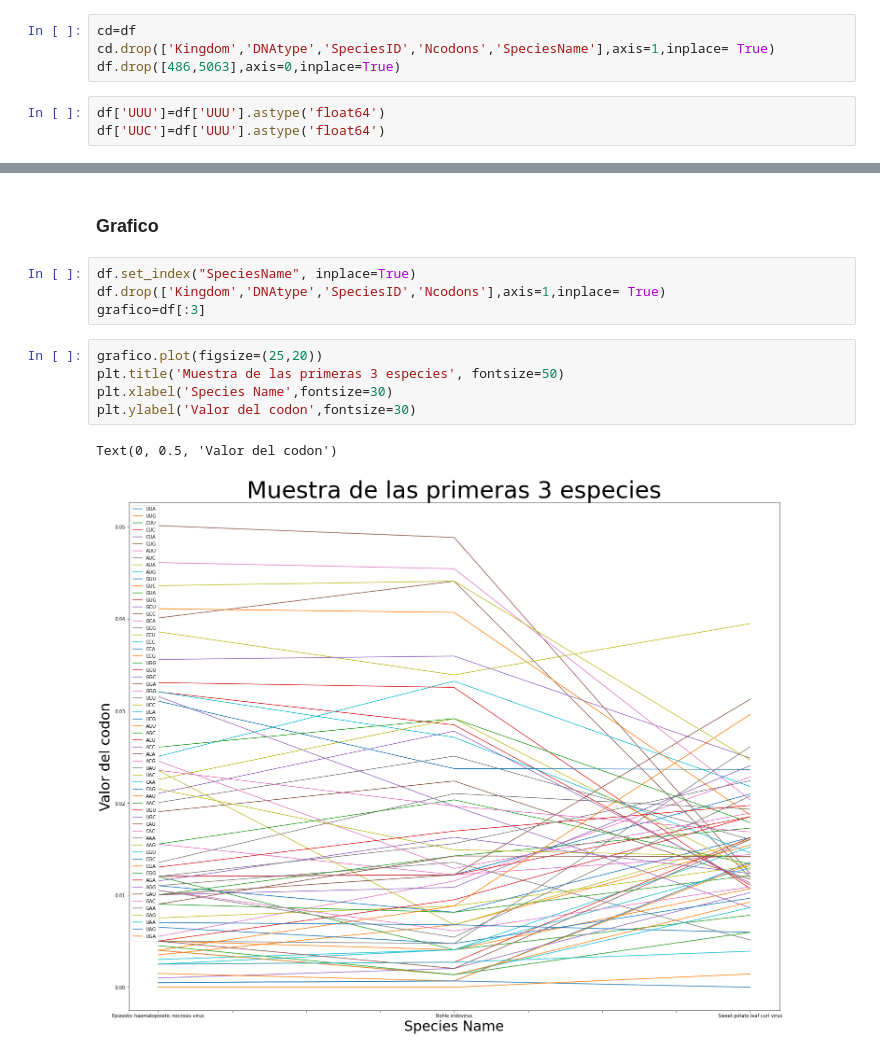
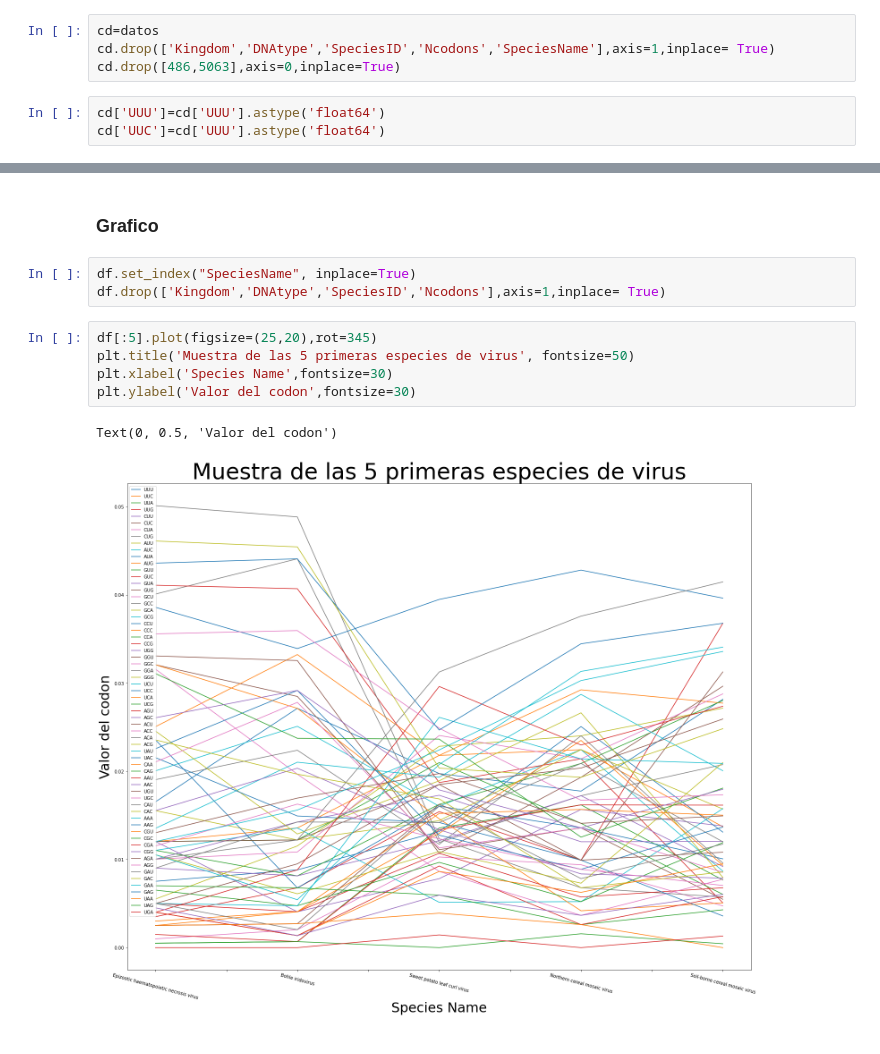
Before and after one commit to Br5n1ch4/gitrepos, a Jupyter notebook: CURSO_ACI777/Catedra 1/Catedra 1.ipynb, the cells around one changed output, grey strips where cells are left out. Cells and saved outputs as stored; diff of their text form.

```diff
--- a/CURSO_ACI777/Catedra 1/Catedra 1.ipynb
+++ b/CURSO_ACI777/Catedra 1/Catedra 1.ipynb
@@ -8,10 +9,10 @@ df=pd.read_csv('data/codon_usage.csv')
 # %%
-cd=df
+cd=datos
 cd.drop(['Kingdom','DNAtype','SpeciesID','Ncodons','SpeciesName'],axis=1,inplace= True)
-df.drop([486,5063],axis=0,inplace=True)
+cd.drop([486,5063],axis=0,inplace=True)
 # %%
-df['UUU']=df['UUU'].astype('float64')
-df['UUC']=df['UUU'].astype('float64')
+cd['UUU']=cd['UUU'].astype('float64')
+cd['UUC']=cd['UUU'].astype('float64')
 # %% [markdown]
 ### Promedio
 # %%
@@ -191,12 +191,11 @@ df.loc[:,df.dtypes=='float64']
 # %%
 df.set_index("SpeciesName", inplace=True)
 df.drop(['Kingdom','DNAtype','SpeciesID','Ncodons'],axis=1,inplace= True)
-grafico=df[:3]
 # %%
-grafico.plot(figsize=(25,20))
-plt.title('Muestra de las primeras 3 especies', fontsize=50)
+df[:5].plot(figsize=(25,20),rot=345)
+plt.title('Muestra de las 5 primeras especies de virus', fontsize=50)
 plt.xlabel('Species Name',fontsize=30)
 plt.ylabel('Valor del codon',fontsize=30)
 # %% [output]
 Text(0, 0.5, 'Valor del codon')
-[figure, old version]
+[figure, new version]
```
Also changed, not shown: parts of 3 cells of this notebook.
